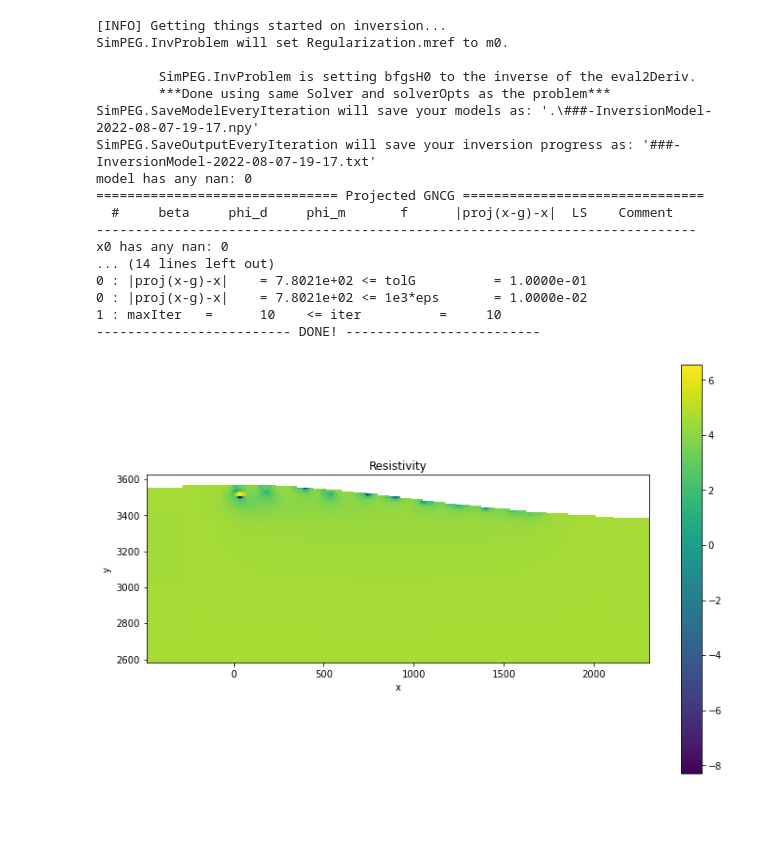
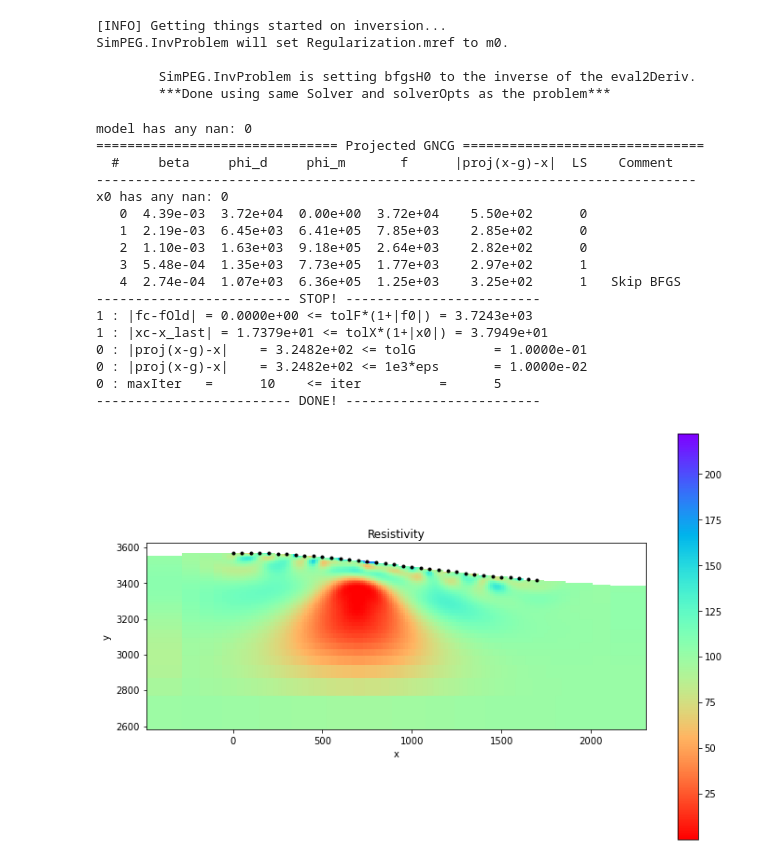
Before and after one commit to JKutt/transformers_segmentation, a Jupyter notebook: PGI/mt_h_topo_example.ipynb, the cells around one changed output. Saved outputs shown, nothing was run; the diff lists cells and outputs as text; code cells hidden in the pictures; blank space fills up the shorter version.

Commit message:
updates to the 2D mt simplex meshes and tensor inversion

```diff
--- a/PGI/mt_h_topo_example.ipynb
+++ b/PGI/mt_h_topo_example.ipynb
@@ -323,6 +357,6 @@ plt.show()
 # %%
-# eps = 1e-5
-# std = abs(data_obs * 0.08) + eps
+eps = 1e-5
+std = abs(data_obs * 0.08) + eps
 # plt.loglog(frequencies, data_obs[:20], '.')
 plt.plot(data_obs, '.')
 print(data_obs.shape)
@@ -334,4 +368,5 @@ plt.plot(std, '.g')
 # %%
+active_cells = actinds
 #np.percentile(np.abs(data_obs), 10, interpolation='lower')
 m0 = (np.ones(mesh.nC) * np.log(sigma_back))[actinds]
 # m0[~actinds] = np.log(1e-8)
@@ -355,6 +390,14 @@ regmap = maps.IdentityMap(nP=int(actinds.sum()))
 # reg = regularization.Tikhonov(mesh, indActive=actinds, mapping=regmap)
 reg = regularization.Sparse(mesh, indActive=actinds, mapping=regmap)
 
+# w_fac = np.asarray([25, 10, 5])
+
+
+# surface_weights = get_surface_weights(mesh, active_cells, w_fac, octree=False)
+
+# # Related to inversion
+# reg.cell_weights = 1 / (mesh.vol[active_cells] * surface_weights[active_cells])
+
 print('[INFO] Getting things started on inversion...')
 # set alpha length scales
 reg.alpha_s = 1
@@ -376,7 +419,7 @@ saveIter = directives.SaveModelEveryIteration()
 saveIterVar = directives.SaveOutputEveryIteration()
 
 directiveList = [
-    beta, betaest, target, saveIter, saveIterVar
+    beta, betaest, target  # , saveIter, saveIterVar
 ]
 
 inv = inversion.BaseInversion(
@@ -392,44 +435,49 @@ SimPEG.InvProblem will set Regularization.mref to m0.
 
         SimPEG.InvProblem is setting bfgsH0 to the inverse of the eval2Deriv.
         ***Done using same Solver and solverOpts as the problem***
-SimPEG.SaveModelEveryIteration will save your models as: '.\###-InversionModel-2022-08-07-19-17.npy'
-SimPEG.SaveOutputEveryIteration will save your inversion progress as: '###-InversionModel-2022-08-07-19-17.txt'
-model has any nan: 0
-=============================== Projected GNCG ===============================
-  #     beta     phi_d     phi_m       f      |proj(x-g)-x|  LS    Comment
------------------------------------------------------------------------------
-x0 has any nan: 0
-... (14 lines left out)
-0 : |proj(x-g)-x|    = 7.8021e+02 <= tolG          = 1.0000e-01
-0 : |proj(x-g)-x|    = 7.8021e+02 <= 1e3*eps       = 1.0000e-02
-1 : maxIter   =      10    <= iter          =     10
-------------------------- DONE! -------------------------
+model has any nan: 0
+=============================== Projected GNCG ===============================
+  #     beta     phi_d     phi_m       f      |proj(x-g)-x|  LS    Comment
+-----------------------------------------------------------------------------
+x0 has any nan: 0
+   0  4.39e-03  3.72e+04  0.00e+00  3.72e+04    5.50e+02      0
+   1  2.19e-03  6.45e+03  6.41e+05  7.85e+03    2.85e+02      0
+   2  1.10e-03  1.63e+03  9.18e+05  2.64e+03    2.82e+02      0
+   3  5.48e-04  1.35e+03  7.73e+05  1.77e+03    2.97e+02      1
+   4  2.74e-04  1.07e+03  6.36e+05  1.25e+03    3.25e+02      1   Skip BFGS
+------------------------- STOP! -------------------------
+1 : |fc-fOld| = 0.0000e+00 <= tolF*(1+|f0|) = 3.7243e+03
+1 : |xc-x_last| = 1.7379e+01 <= tolX*(1+|x0|) = 3.7949e+01
+0 : |proj(x-g)-x|    = 3.2482e+02 <= tolG          = 1.0000e-01
+0 : |proj(x-g)-x|    = 3.2482e+02 <= 1e3*eps       = 1.0000e-02
+0 : maxIter   =      10    <= iter          =      5
+------------------------- DONE! -------------------------
 # %%
 # ==========================================================================================
 # Plot inversion results
 rho_est = actmap * minv
 fig, ax = plt.subplots(1, 1, figsize=(12, 8))
 mtrue = 1 / np.exp(rho_est)  # np.ones(mesh.nC) * 1 / np.median(rho_app)                        # conductivity
 mtrue[~actinds] = np.nan
 clim = [0, 5]
 
-dat = mesh.plotImage(((np.log(mtrue))), ax=ax, grid=False,
-                     pcolorOpts={"cmap": "viridis"}
+dat = mesh.plotImage(mtrue, ax=ax, grid=False,
+                     pcolorOpts={"cmap": "rainbow_r"}
                     )
 ax.set_title('Resistivity')
 cb = plt.colorbar(dat[0], ax=ax)
 # ax.set_xlim([-300, 4300])
 # ax.set_ylim([-400, 0])
 ax.set_aspect('equal')
-# ax.plot(
-#     survey_dc.electrode_locations[:, 0],
-#     survey_dc.electrode_locations[:, 1], 'k.'
-# )
+ax.plot(
+    rx_locs[:, 0],
+    rx_locs[:, 1], 'k.'
+)
 plt.show()
 
 np.save('conductivity.npy', rho_est)
 # %% [output]
-[figure, old version]
+[figure, new version]
 # %%
 plt.plot(data_obs, '.')
 plt.plot(invProb.dpred, '.r')
```
Also changed, not shown: parts of 7 cells of this notebook, 1 other file.
